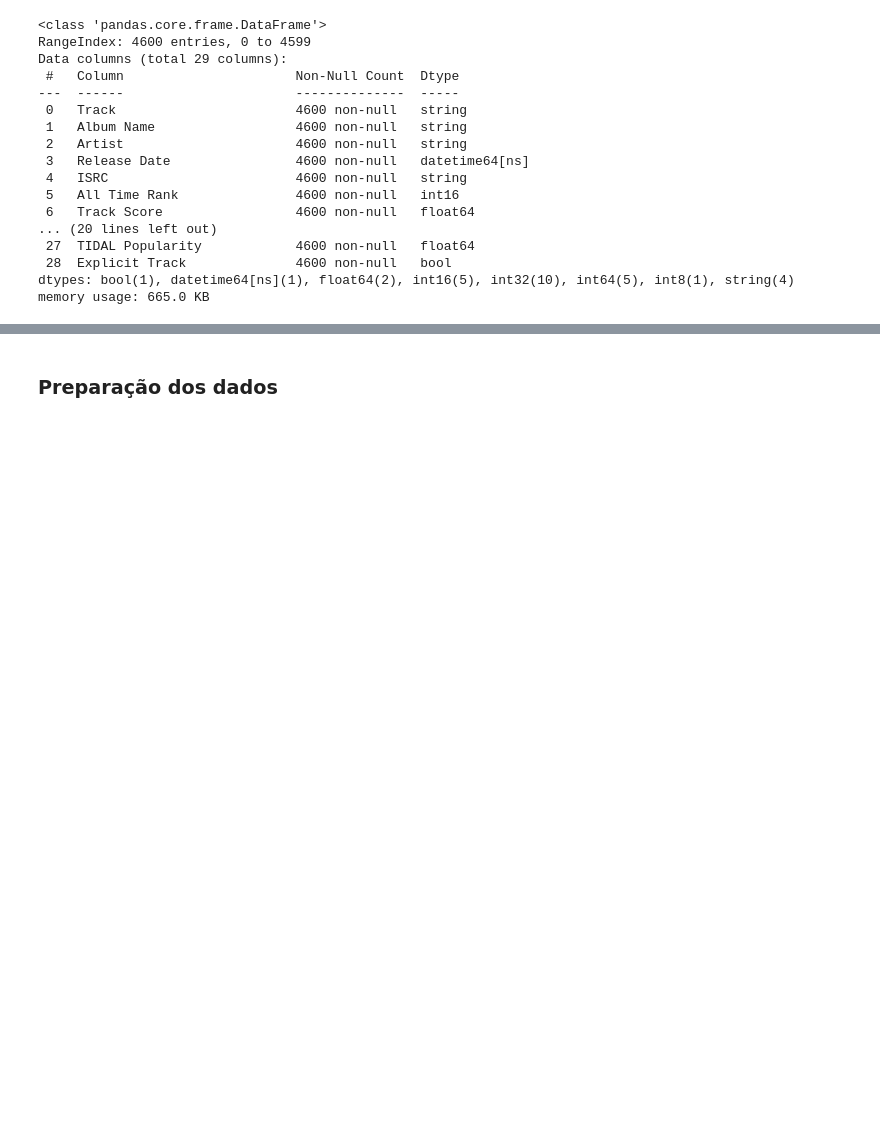
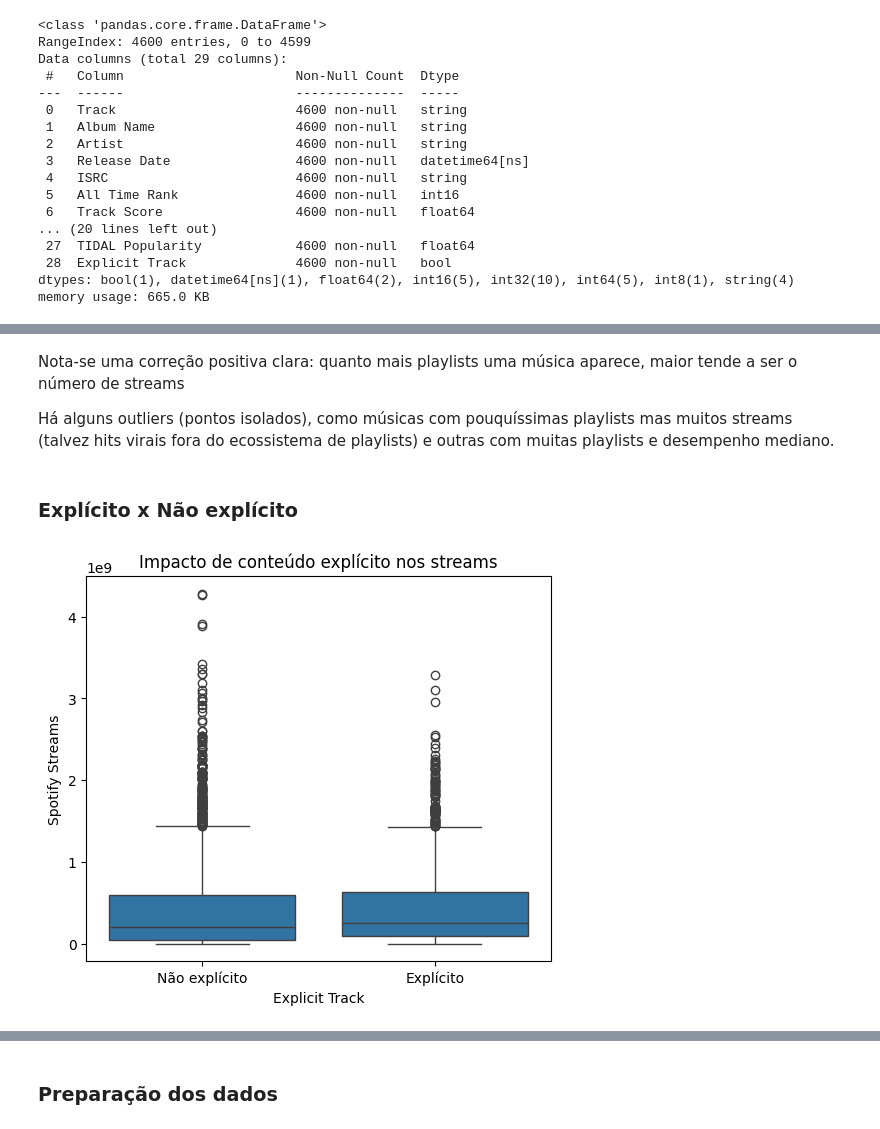
Before and after one commit to MizunoYudi/AD-Musicas-Mais-Tocadas, a Jupyter notebook: projeto.ipynb, the cells around one changed output, grey strips where cells are left out. Cells and saved outputs as stored; diff of their text form; code cells hidden in the pictures; blank space fills up the shorter version.

```diff
--- a/projeto.ipynb
+++ b/projeto.ipynb
@@ -577,0 +641,20 @@ memory usage: 665.0 KB
+# %% [markdown]
+Nota-se uma correção positiva clara: quanto mais playlists uma música aparece, maior tende a ser o número de streams
+
+Há alguns outliers (pontos isolados), como músicas com pouquíssimas playlists mas muitos streams (talvez hits virais fora do ecossistema de playlists) e outras com muitas playlists e desempenho mediano.
+# %% [markdown]
+### Explícito x Não explícito
+# %%
+plt.figure(figsize=(6,5))
+
+sns.boxplot(
+    data=df_musicas,
+    x='Explicit Track',
+    y='Spotify Streams'
+)
+
+plt.xticks([0, 1], ['Não explícito', 'Explícito'])
+plt.title('Impacto de conteúdo explícito nos streams')
+plt.show()
+# %% [output]
+[figure, added]
```
Also changed, not shown: parts of 40 cells of this notebook.
